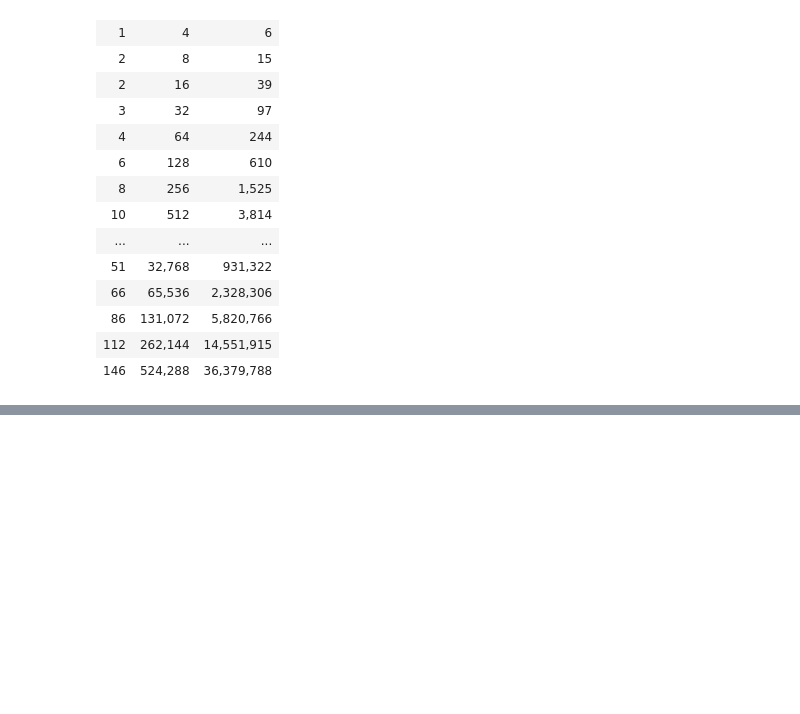
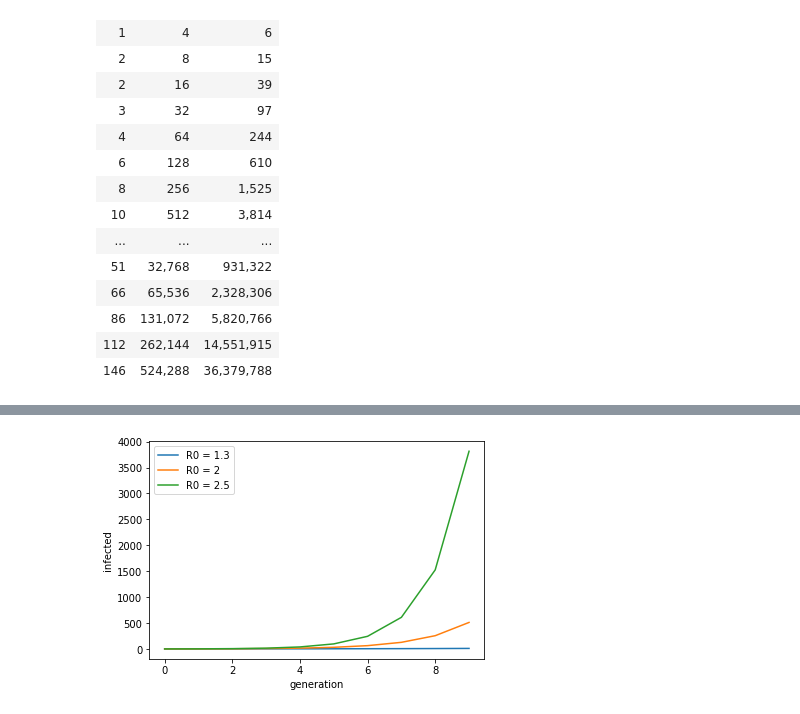
Before and after one commit to dmoney/covidplots, a Jupyter notebook: simple_explonential_r0.ipynb, the cells around one changed output, grey strips where cells are left out. Drawn from its saved outputs; the diff is of its cells as text; code cells hidden in the pictures; blank space fills up the shorter version.

```diff
--- a/simple_explonential_r0.ipynb
+++ b/simple_explonential_r0.ipynb
@@ -65,0 +69,5 @@ plt.show()
+# %%
+# plot first 10 generations
+do_plot(rows[:10])
+# %% [output]
+[figure, added]
```
Also changed, not shown: parts of 3 cells of this notebook.
